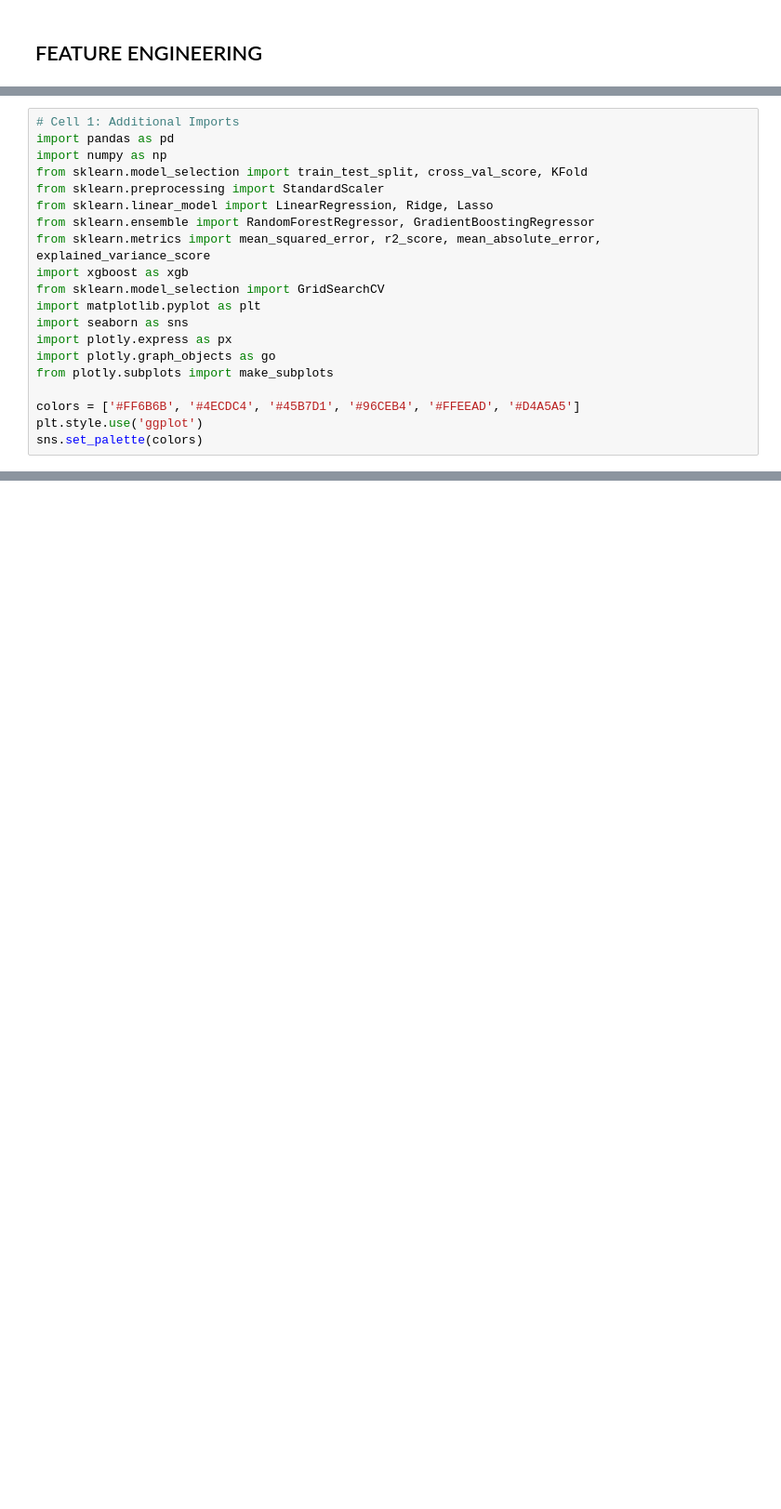
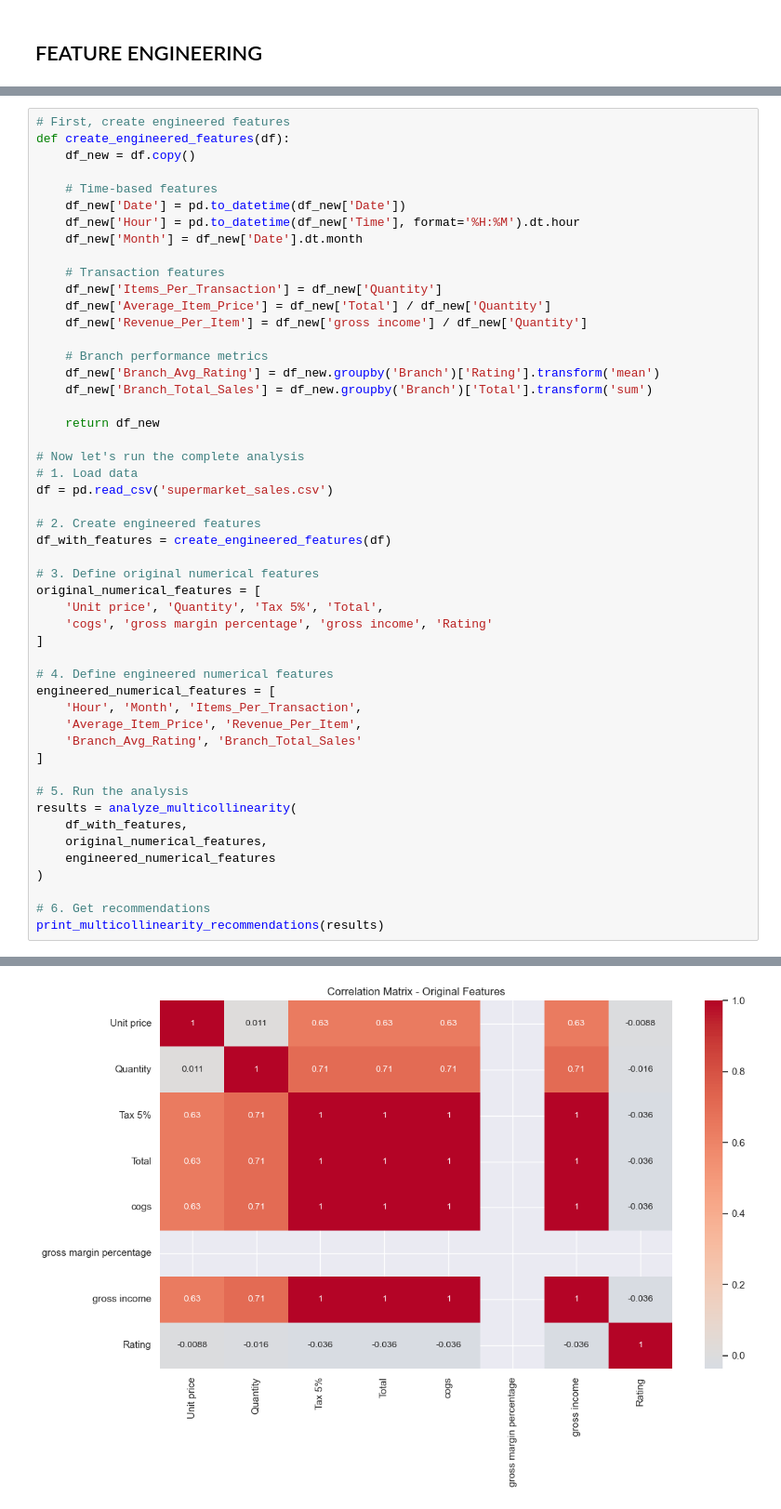
Before and after one commit to samuelarthurr/Final-Project_Data-Science, a Jupyter notebook: supermarket_sales.ipynb, the cells around one changed output, grey strips where cells are left out. Shown at 93% size. Saved outputs shown, nothing was run; the diff lists cells and outputs as text; blank space fills up the shorter version.

```diff
--- a/supermarket_sales.ipynb
+++ b/supermarket_sales.ipynb
@@ -3425,20 +2506,0 @@ b) Sales by Day of Week:
-# %%
-# Cell 1: Additional Imports
-import pandas as pd
-import numpy as np
-from sklearn.model_selection import train_test_split, cross_val_score, KFold
-from sklearn.preprocessing import StandardScaler
-from sklearn.linear_model import LinearRegression, Ridge, Lasso
-from sklearn.ensemble import RandomForestRegressor, GradientBoostingRegressor
-from sklearn.metrics import mean_squared_error, r2_score, mean_absolute_error, explained_variance_score
-import xgboost as xgb
-from sklearn.model_selection import GridSearchCV
-import matplotlib.pyplot as plt
-import seaborn as sns
-import plotly.express as px
-import plotly.graph_objects as go
-from plotly.subplots import make_subplots
-
-colors = ['#FF6B6B', '#4ECDC4', '#45B7D1', '#96CEB4', '#FFEEAD', '#D4A5A5']
-plt.style.use('ggplot')
-sns.set_palette(colors)
@@ -4112,0 +2841,51 @@ This comprehensive analysis suggests the model is highly reliable for sales pred
+# %%
+# First, create engineered features
+def create_engineered_features(df):
+    df_new = df.copy()
+
+    # Time-based features
+    df_new['Date'] = pd.to_datetime(df_new['Date'])
+    df_new['Hour'] = pd.to_datetime(df_new['Time'], format='%H:%M').dt.hour
+    df_new['Month'] = df_new['Date'].dt.month
+
+    # Transaction features
+    df_new['Items_Per_Transaction'] = df_new['Quantity']
+    df_new['Average_Item_Price'] = df_new['Total'] / df_new['Quantity']
+    df_new['Revenue_Per_Item'] = df_new['gross income'] / df_new['Quantity']
+
+    # Branch performance metrics
+    df_new['Branch_Avg_Rating'] = df_new.groupby('Branch')['Rating'].transform('mean')
+    df_new['Branch_Total_Sales'] = df_new.groupby('Branch')['Total'].transform('sum')
+
+    return df_new
+
+# Now let's run the complete analysis
+# 1. Load data
+df = pd.read_csv('supermarket_sales.csv')
+
+# 2. Create engineered features
+df_with_features = create_engineered_features(df)
+
+# 3. Define original numerical features
+original_numerical_features = [
+    'Unit price', 'Quantity', 'Tax 5%', 'Total',
+    'cogs', 'gross margin percentage', 'gross income', 'Rating'
+]
+
+# 4. Define engineered numerical features
+engineered_numerical_features = [
+    'Hour', 'Month', 'Items_Per_Transaction',
+    'Average_Item_Price', 'Revenue_Per_Item',
+    'Branch_Avg_Rating', 'Branch_Total_Sales'
+]
+
+# 5. Run the analysis
+results = analyze_multicollinearity(
+    df_with_features,
+    original_numerical_features,
+    engineered_numerical_features
+)
+
+# 6. Get recommendations
+print_multicollinearity_recommendations(results)
+# %% [output]
@@ -4112,0 +2894 @@ This comprehensive analysis suggests the model is highly reliable for sales pred
+[figure, added]
```
Also changed, not shown: parts of 63 cells of this notebook, 4 other files.
